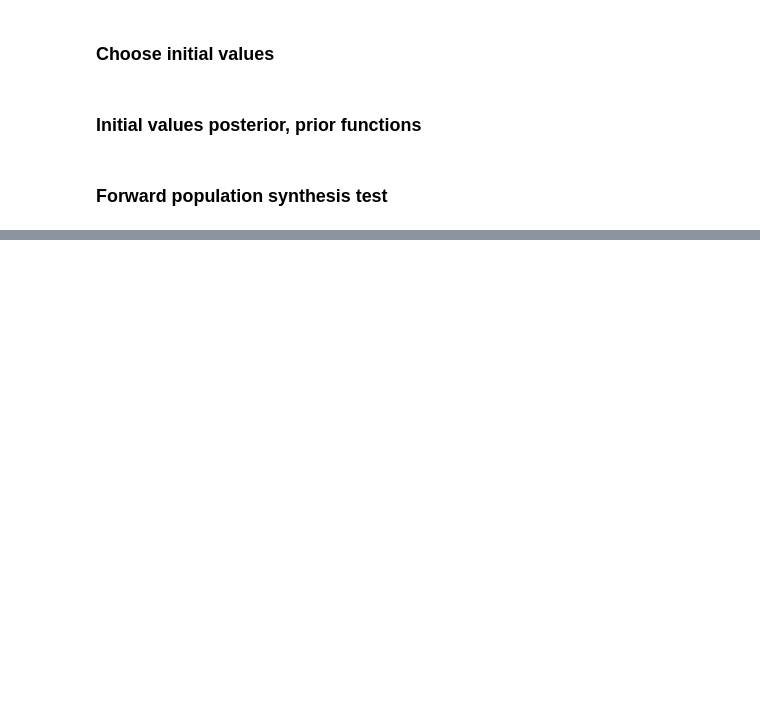
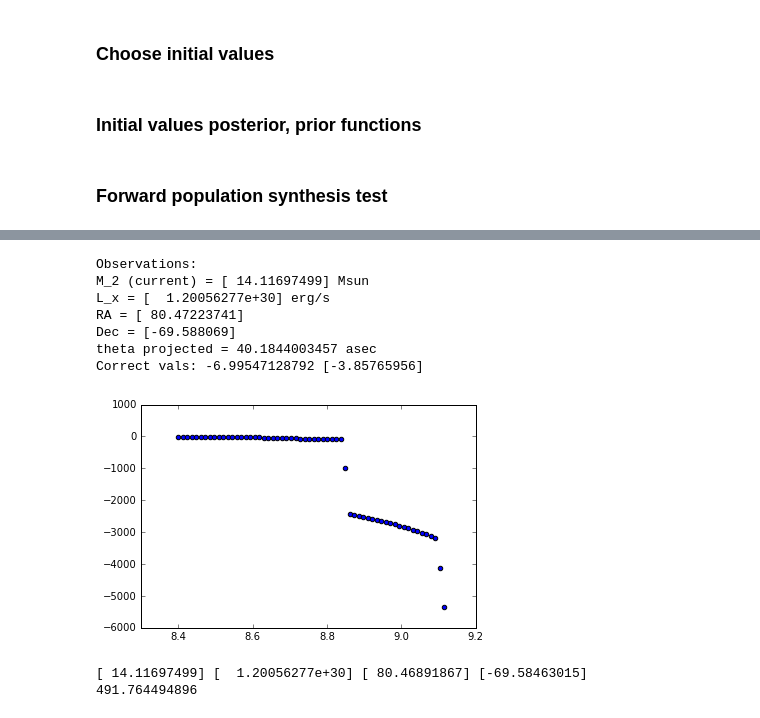
Before and after one commit to astroJeff/XRB, a Jupyter notebook: notebooks/LMC HMXB.ipynb, the cells around one changed output, grey strips where cells are left out. Drawn from its saved outputs; the diff is of its cells as text; code cells hidden in the pictures; blank space fills up the shorter version.

```diff
--- a/notebooks/LMC HMXB.ipynb
+++ b/notebooks/LMC HMXB.ipynb
@@ -591,9 +695,11 @@ def ln_posterior(x, args):
 
     M1, M2, A, v_k, theta, phi, ra_b, dec_b, t_b = x
     M2_d, L_x, ra, dec = args
+    y = ra, dec, M1, M2, A, v_k, theta, phi, ra_b, dec_b, t_b
+
 
     # Call priors
-    lp = ln_priors(x)
+    lp = ln_priors(y)
     if np.isinf(lp): return -np.inf
 
     ll = 0
@@ -981,6 +1088,6 @@ print full_forward(8.4, 7.5, 100.0, 50.0, 1.66, 1.9, 40.0)
 # %%
 # Set birth time
-t_b = 42.0 # Myr
+t_b = 40.0 # Myr
 
 # Find region with maximum star formation rate [t_b] Myr ago
 sfr_max = 0.0
@@ -998,7 +1105,7 @@ ra_b = ra_b + 0.0005
 dec_b = dec_b + 0.0005
 
 M1 = 8.4
-M2 = 7.5
+M2 = 7.4
 A = 100.0
 t_obs = 40.0
 v_k = 60.0
@@ -1016,39 +1123,56 @@ ran_phi = get_phi(1)
 theta_proj_test = np.sin(ran_theta) * v_sys * t_post_SN / dist_LMC
 delta_dec = theta_proj_test * np.sin(ran_phi)
 dec = dec_b + rad_to_dec(delta_dec)
 delta_ra = np.sign(np.sin(ran_phi)) * np.sqrt((theta_proj_test**2 - delta_dec**2) / (np.cos(dec_to_rad(dec_b)) * np.cos(dec_to_rad(dec))))
 ra = ra_b + rad_to_dec(delta_ra)
 #ra = ra_b + rad_to_dec(theta_proj_test/np.cos(dec_b) * np.cos(ran_phi))
 
 
 # Observed values today
 print "Observations:"
 print "M_2 (current) =", M2_d, "Msun"
 print "L_x =", L_x, "erg/s"
 print "RA =", ra
 print "Dec =", dec
 print "theta projected =", theta_proj_test/asec_to_rad, "asec"
 
 # Testing
 args = M2_d, L_x, ra, dec
 
 x = M1, M2, A, v_k, theta, phi, ra_b, dec_b, t_b
-print "Correct vals:", ln_priors(x), ln_posterior(x, args)
+y = ra, dec, M1, M2, A, v_k, theta, phi, ra_b, dec_b, t_b
+print "Correct vals:", ln_priors(y), ln_posterior(x, args)
 
 
 M1_test = np.linspace(8.0, 9.2, 100)
 for m in M1_test:
     x = m, M2, A, v_k, theta, phi, ra_b, dec_b, t_b
 #    print m, ln_posterior(x, args)
     plt.scatter(m, ln_posterior(x, args))
 #print "Incorrect vals:", ln_priors(x), ln_posterior(x, args)
-plt.ylim(-100, -15)
+#plt.ylim(-100, -15)
 
 plt.show()
+# %% [output]
+Observations:
+M_2 (current) = [ 14.11697499] Msun
+L_x = [  1.20056277e+30] erg/s
+RA = [ 80.47223741]
+Dec = [-69.588069]
+theta projected = 40.1844003457 asec
+Correct vals: -6.99547128792 [-3.85765956]
+[figure, added]
 # %%
+start_time = time.time()
+
 print M2_d, L_x, ra, dec
 
-sampler = run_emcee(M2_d, L_x, ra, dec, nburn=10000, nsteps=100000)
+sampler = run_emcee(M2_d, L_x, ra, dec, nburn=100, nsteps=100)
+
+print time.time()-start_time
+# %% [output]
+[ 14.11697499] [  1.20056277e+30] [ 80.46891867] [-69.58463015]
+491.764494896
 # %%
 corner.hist2d(sampler.flatchain.T[0], sampler.flatchain.T[1])
 plt.axhline(M2)
```
Also changed, not shown: parts of 12 cells of this notebook, 1 other file.
